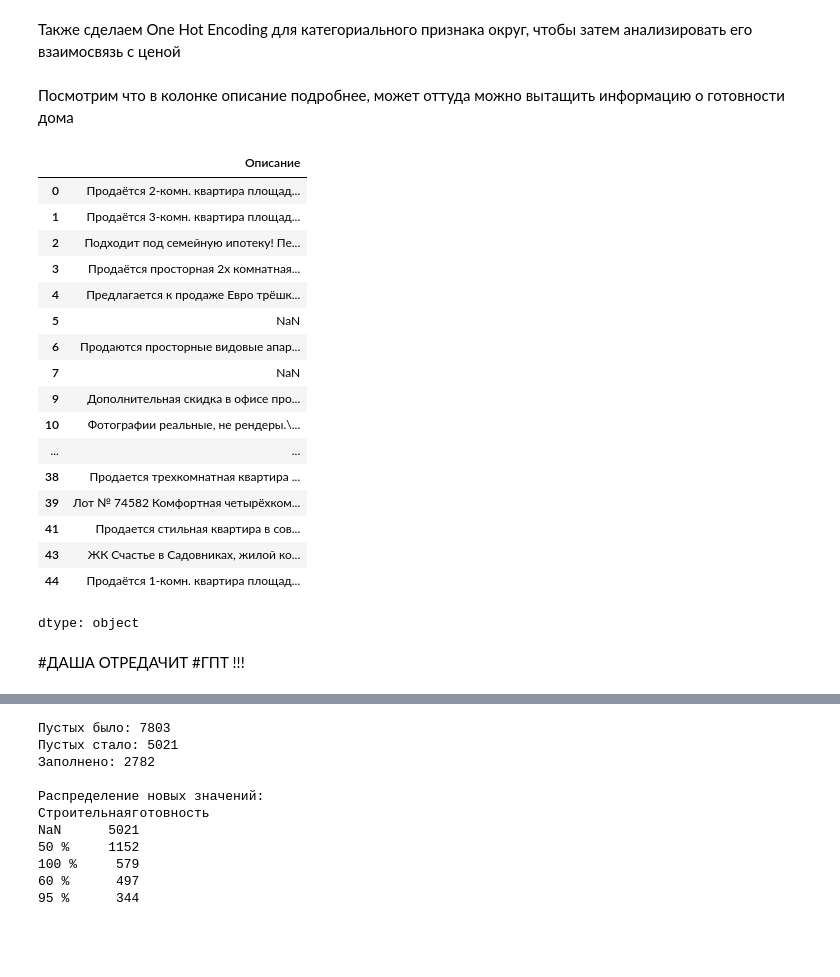
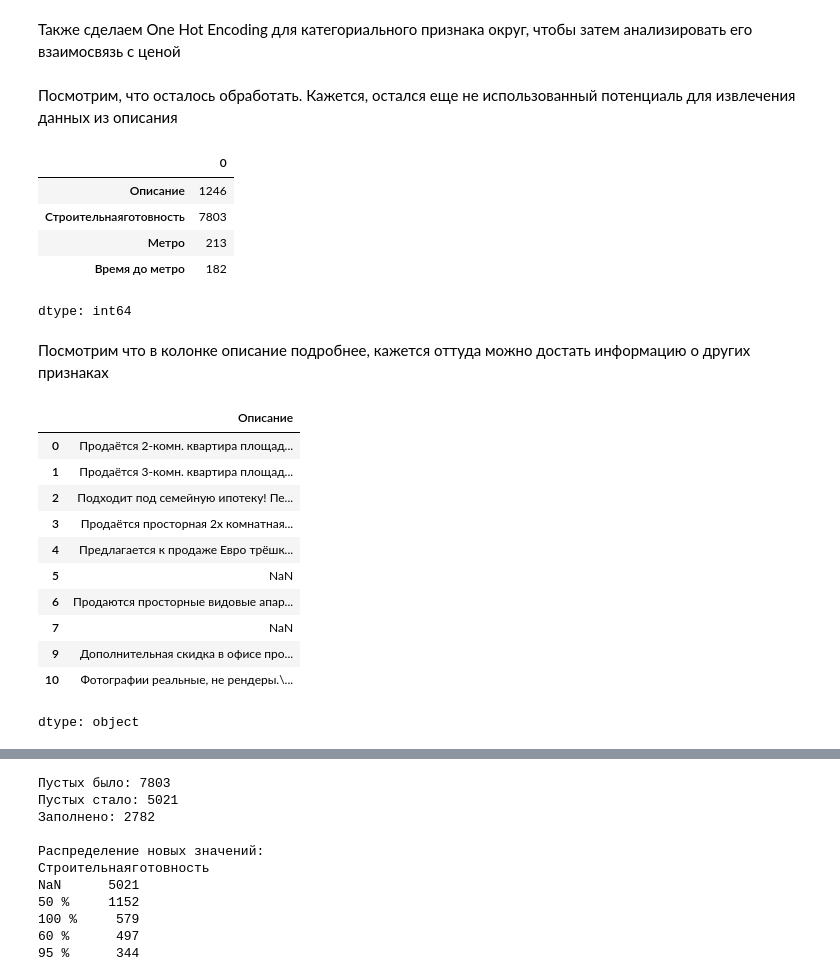
Before and after one commit to QuickSilver-1/GP2-Scraping, a Jupyter notebook: notebook/Новый__ГП2_34team_ipynb_.ipynb, the cells around one changed output, grey strips where cells are left out. Saved outputs shown, nothing was run; the diff lists cells and outputs as text; code cells hidden in the pictures; blank space fills up the shorter version.

```diff
--- a/notebook/Новый__ГП2_34team_ipynb_.ipynb
+++ b/notebook/Новый__ГП2_34team_ipynb_.ipynb
@@ -333,0 +323,16 @@ df['Высота потолков'] = df['Высота потолков'].fillna
+# %%
+# перепланировка почти всегда "Нет", поэтому заполняем пропуски и кодируем
+df['Перепланировка'] = df['Перепланировка'].fillna('Нет')
+df['Перепланировка'] = df['Перепланировка'].map({'Есть': 0, 'Нет': 1})
+
+# в соотвествии с законами рф должно быть два лифта в домах с 10+ этажами
+mask = df['Грузовой лифт'].isna()
+df.loc[mask, 'Грузовой лифт'] = np.where(df.loc[mask, 'Количествоэтажей'] >= 10, 'Есть', 'Нет')
+
+# газ заполняем пропуски Нет и кодируем
+df['Газ'] = df['Газ'].fillna('Нет')
+df['Газ'] = df['Газ'].map({'Есть': 1, 'Нет': 0})
+# %%
+df['Газ'] = df['Газ'].fillna(0)
+df['Грузовой лифт'] = df['Грузовой лифт'].map({'Есть': 1, 'Нет': 0})
+df['Грузовой лифт'].value_counts()
@@ -333,0 +357,5 @@ df['Высота потолков'] = df['Высота потолков'].fillna
+# %%
+df['Лет в собственности'] = df['Лет в собственности'].fillna(df['Лет в собственности'].mode()[0])
+
+own_map = {'Меньше трех': 1, 'От трех до пяти': 2, 'Больше пяти': 3}
+df['Лет в собственности'] = df['Лет в собственности'].map(own_map)
@@ -334,3 +387,9 @@ df['Высота потолков'] = df['Высота потолков'].fillna
+# %%
+df['Тип перекрытий'] = df['Тип перекрытий'].fillna(df['Тип перекрытий'].mode()[0])
+df = pd.get_dummies(df, columns=['Тип перекрытий'], dtype=int)
+
+df['Высота потолков'] = pd.to_numeric(df['Высота потолков'].str.replace(',', '.'))
+df['Высота потолков'] = df['Высота потолков'].fillna(df['Высота потолков'].median())
 # %% [markdown]
 Также сделаем One Hot Encoding для категориального признака округ, чтобы затем анализировать его взаимосвязь с ценой
 # %%
@@ -339,30 +398,33 @@ df['АО'].isna().sum() #у нас 6600 пропусков, объявления
 
 df['АО'] = df['АО'].fillna(method='ffill')
 df = pd.get_dummies(df, columns=['АО'], dtype=int)
+# %% [markdown]
+Посмотрим, что осталось обработать. Кажется, остался еще не использованный потенциаль для извлечения данных из описания
+# %%
+missing = df.isnull().sum()
+missing[missing > 0]
+# %% [output]
+|  | 0 |
+| Описание | 1246 |
+| Строительнаяготовность | 7803 |
+| Метро | 213 |
+| Время до метро | 182 |
+dtype: int64
 # %% [markdown]
-Посмотрим что в колонке описание подробнее, может оттуда можно вытащить информацию о готовности дома
+Посмотрим что в колонке описание подробнее, кажется оттуда можно достать информацию о других признаках
 # %%
 pd.set_option("display.max_colwidth", None) #чтобы вся строчка видна была
-df["Описание"].head(40)
+df["Описание"].head(10)
 # %% [output]
 |  | Описание |
 | 0 | Продаётся 2-комн. квартира площад... |
 | 1 | Продаётся 3-комн. квартира площад... |
 | 2 | Подходит под семейную ипотеку! Пе... |
 | 3 | Продаётся просторная 2х комнатная... |
 | 4 | Предлагается к продаже Евро трёшк... |
 | 5 | NaN |
 | 6 | Продаются просторные видовые апар... |
 | 7 | NaN |
 | 9 | Дополнительная скидка в офисе про... |
 | 10 | Фотографии реальные, не рендеры.\... |
-| ... | ... |
-| 38 | Продается трехкомнатная квартира ... |
-| 39 | Лот № 74582 Комфортная четырёхком... |
-| 41 | Продается стильная квартира в сов... |
-| 43 | ЖК Счастье в Садовниках, жилой ко... |
-| 44 | Продаётся 1-комн. квартира площад... |
 dtype: object
-# %% [markdown]
-#ДАША ОТРЕДАЧИТ
-#ГПТ !!!
```
Also changed, not shown: parts of 100 cells of this notebook.
